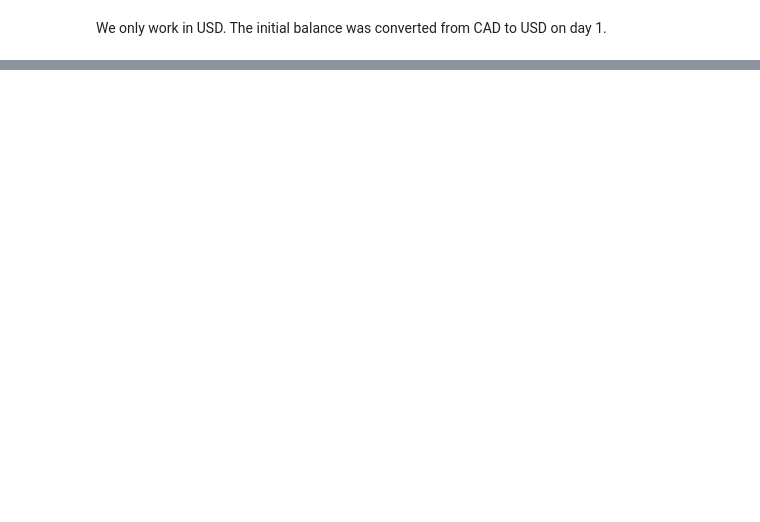
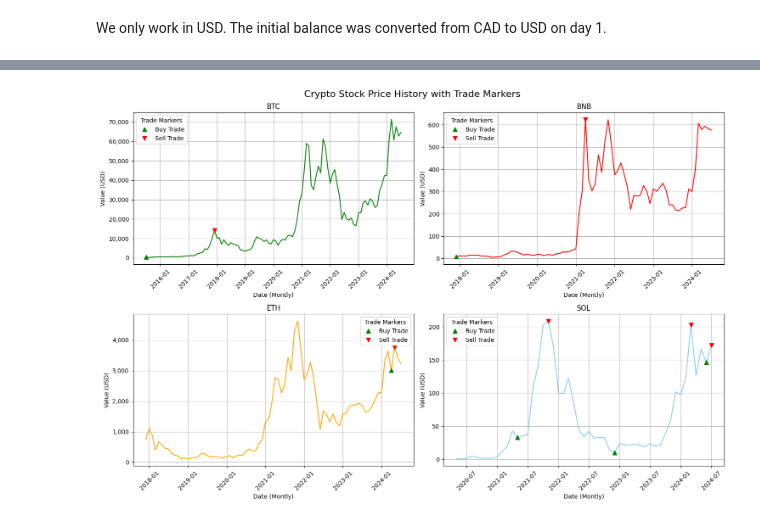
Before and after one commit to NathanGrenier/ENGR-301, a Jupyter notebook: crypto.ipynb, the cells around one changed output, grey strips where cells are left out. Drawn from its saved outputs; the diff is of its cells as text; code cells hidden in the pictures; blank space fills up the shorter version.

```diff
--- a/crypto.ipynb
+++ b/crypto.ipynb
@@ -277,0 +361,71 @@ plt.show()
+# %%
+# Create a 2x2 grid of subplots
+fig, axs = plt.subplots(2, 2, figsize=(15, 10))
+
+# Flatten the 2x2 array of axes for easy iteration
+axs = axs.flatten()
+
+# Remove the DOGE df since we maed no trades with it
+if "DOGE" in crypto_dataframes:
+  crypto_dataframes.pop("DOGE")
+
+# Plot each column in a separate subplot with a different color
+for i, (crypto, df) in enumerate(crypto_dataframes.items()):
+  df["Date"] = pd.to_datetime(df["Date"])
+
+  axs[i].plot(
+    df["Date"],
+    df["Close"],
+    color=CRYPTO_COLORS[crypto],
+  )
+  axs[i].set_title(f"{crypto}")
+  axs[i].set_xlabel("Date (Montly)")
+  axs[i].set_ylabel("Value (USD)")
+  axs[i].grid(True)
+
+  # Set x-axis ticks at a certain interval
+  axs[i].xaxis.set_major_locator(mdates.AutoDateLocator())
+  axs[i].xaxis.set_major_formatter(mdates.DateFormatter("%Y-%m"))
+  axs[i].tick_params(axis="x", rotation=45)
+
+  # Use ScalarFormatter to avoid scientific notation
+  formatter = ScalarFormatter(useOffset=False)
+  formatter.set_scientific(False)
+  axs[i].yaxis.set_major_formatter(formatter)
+  # Add commas to y-axis values
+  axs[i].yaxis.set_major_formatter(FuncFormatter(lambda x, pos: f"{int(x):,}"))
+
+  # Add markers for trades
+  for trade in TRADES:
+    tradeType = trade["Type"]
+    tradeCommodity = trade["commodity"]
+    tradeDate = pd.to_datetime(trade["Date"])
+
+    if crypto != tradeCommodity:
+      continue
+
+    if tradeType == "buy":
+      marker = "^"
+      color = "green"
+    elif tradeType == "sell":
+      marker = "v"
+      color = "red"
+
+    # Get y value for the marker
+    y_value = df.loc[df["Date"] == tradeDate, "Close"].values[0]
+    # Plot the marker
+    axs[i].plot(tradeDate, y_value, marker=marker, color=color, markersize=7)
+
+  # Add the marker legend
+  axs[i].legend(handles=[GREEN_TRIANGLE, RED_TRIANGLE], title="Trade Markers")
+
+fig.suptitle(
+  "Crypto Stock Price History with Trade Markers",
+  fontsize=16,
+)
+
+# Adjust layout to prevent overlap
+plt.tight_layout()
+plt.show()
+# %% [output]
+[figure, added]
```
Also changed, not shown: parts of 8 cells of this notebook.
